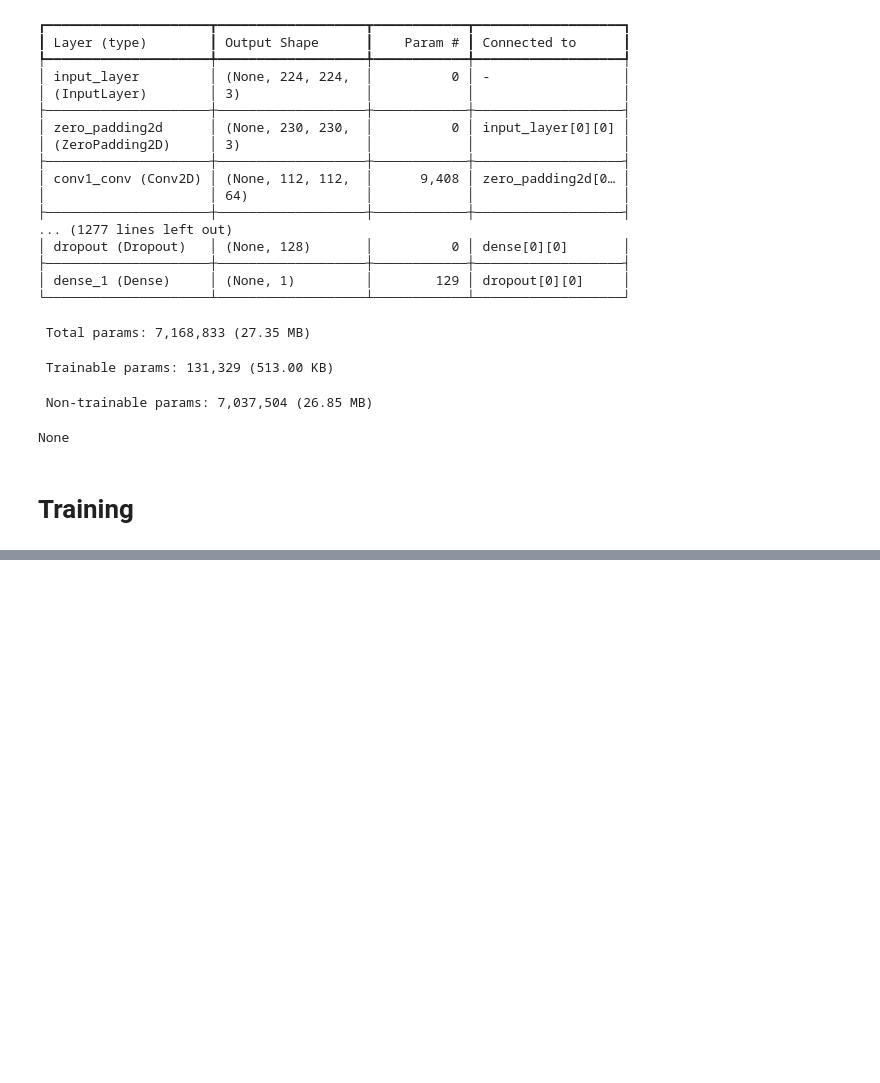
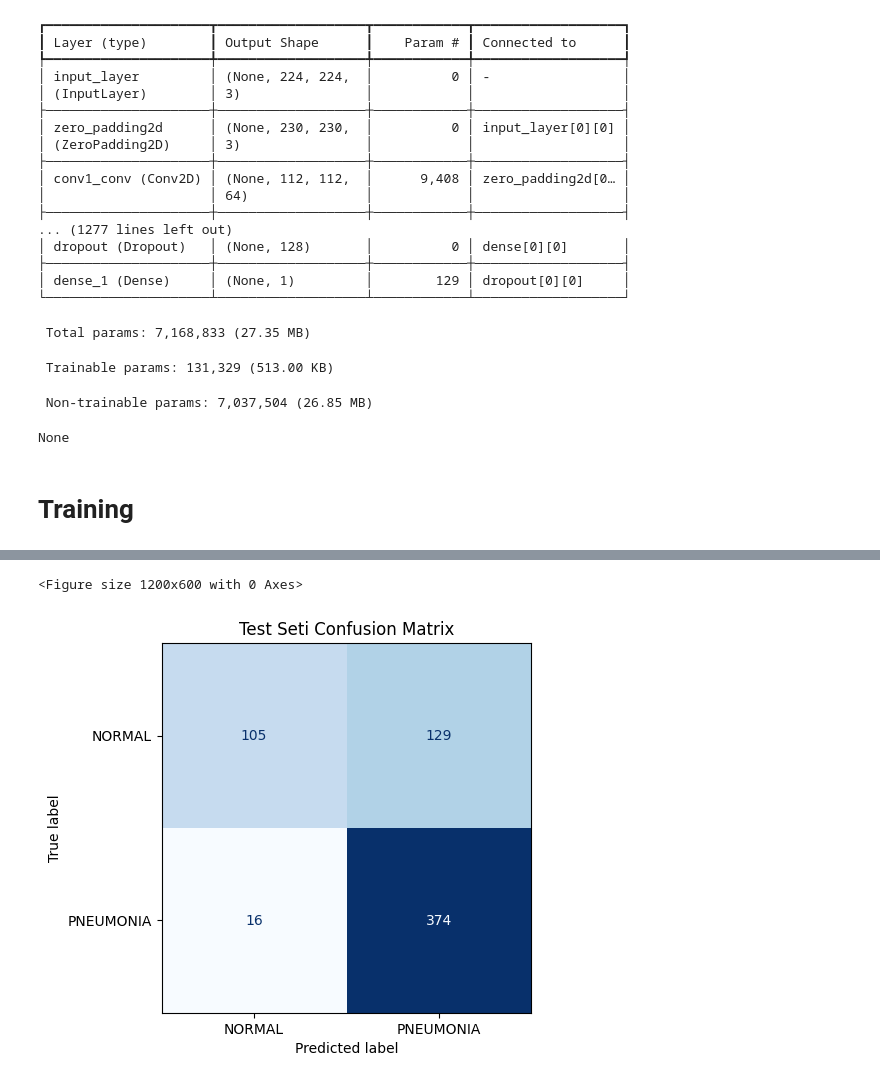
Before and after one commit to suleymanssardogan/Computer-Vision-Study, a Jupyter notebook: kurs-projeleri/TransferLearning_Zaturre.ipynb, the cells around one changed output, grey strips where cells are left out. Cells and saved outputs as stored; diff of their text form; code cells hidden in the pictures; blank space fills up the shorter version.

```diff
--- a/kurs-projeleri/TransferLearning_Zaturre.ipynb
+++ b/kurs-projeleri/TransferLearning_Zaturre.ipynb
@@ -176,10 +185,13 @@ history = model.fit(
 # %%
+from sklearn.metrics import ConfusionMatrixDisplay
+
 pred_probs = model.predict(test_gen,verbose=1)
 pred_labels =(pred_probs>0.5).astype(int).ravel()# olasılıklardan etiket üretme
 true_labels = test_gen.classes
 cm = confusion_matrix(true_labels,pred_labels)
 disp = ConfusionMatrixDisplay(confusion_matrix=cm,display_labels=class_names)
 plt.figure(figsize=(12,6))
-disp.plot(cmap="blues",colorbar=False)
+disp.plot(cmap="Blues",colorbar=False)
 plt.title("Test Seti Confusion Matrix")
 plt.show()
+# %% [output]
@@ -185,0 +199,2 @@ plt.show()
+<Figure size 1200x600 with 0 Axes>
+[figure, added]
```
Also changed, not shown: parts of 4 cells of this notebook, 1 other file.
